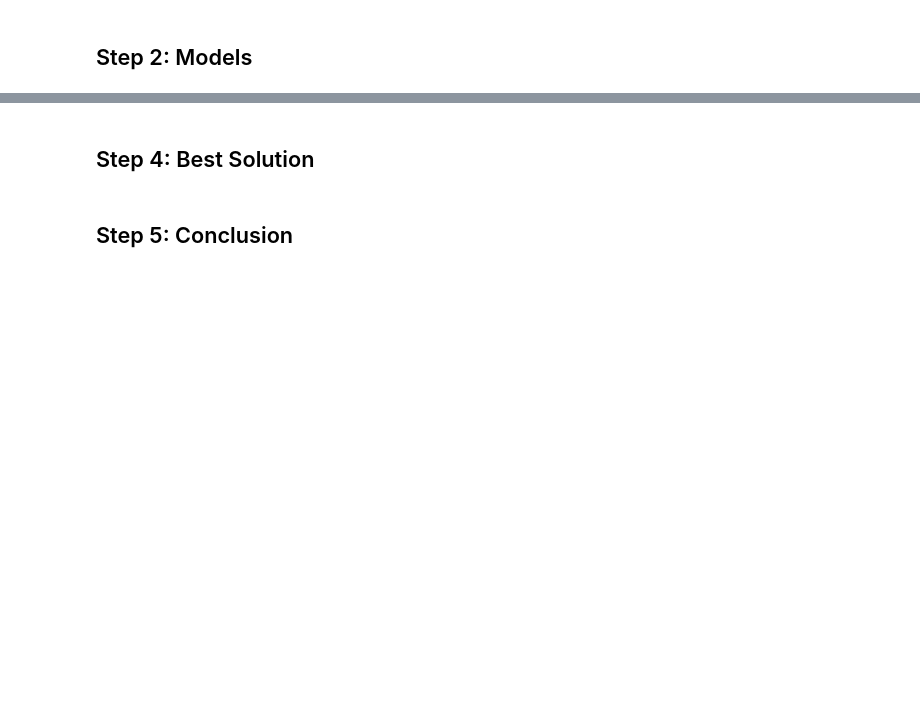
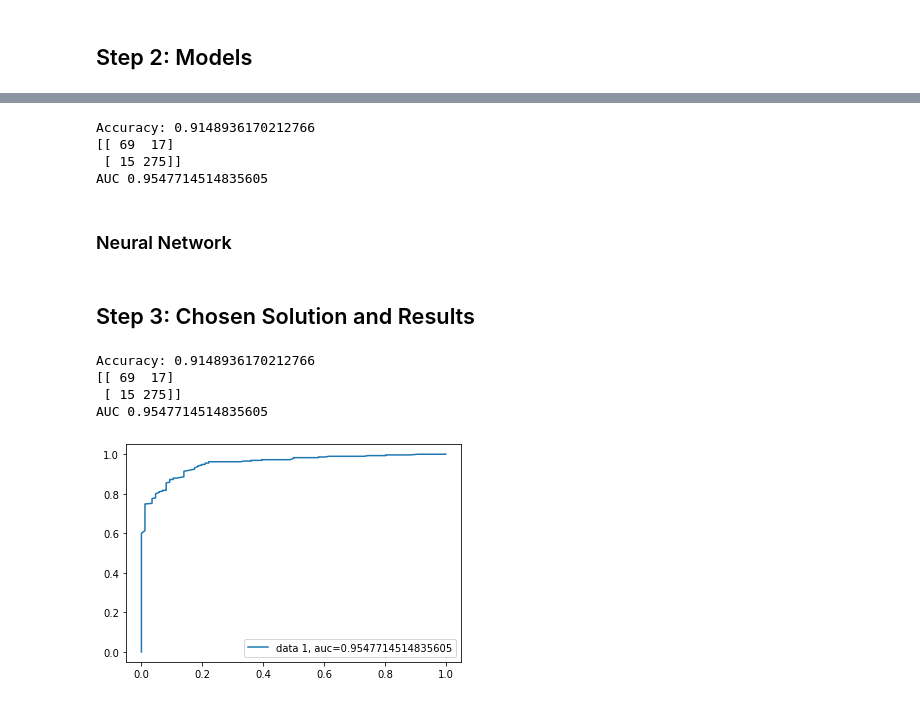
Before and after one commit to samantho/drug-prediction, a Jupyter notebook: Final_Project.ipynb, the cells around one changed output, grey strips where cells are left out. Saved outputs shown, nothing was run; the diff lists cells and outputs as text; code cells hidden in the pictures; blank space fills up the shorter version.

```diff
--- a/Final_Project.ipynb
+++ b/Final_Project.ipynb
@@ -285,4 +319,59 @@ target_label = ['Cannabis']
+# %%
+model = RandomForestClassifier(
+            warm_start=True,
+            max_features="sqrt",
+            criterion='gini',
+            max_depth=None,
+            n_estimators=250,
+            min_samples_split=2,
+            oob_score=True
+        )
+model.fit(X_train, y_train)
+rf_predictions = model.predict(X_test)
+rf_probs = model.predict_proba(X_test)[:, 1]
+print("Accuracy:", model.score(X_test, y_test))
+print(confusion_matrix(y_test, rf_predictions))
+
+roc_value = roc_auc_score(y_test, rf_probs)
+print("AUC", roc_value)
+# %% [output]
+Accuracy: 0.9148936170212766
+[[ 69  17]
+ [ 15 275]]
+AUC 0.9547714514835605
+# %% [markdown]
+### Neural Network
 # %% [markdown]
-## Step 4: Best Solution
+## Step 3: Chosen Solution and Results
-# %% [markdown]
-## Step 5: Conclusion
+# %%
+model = RandomForestClassifier(
+            warm_start=True,
+            max_features="sqrt",
+            criterion='gini',
+            max_depth=None,
+            n_estimators=250,
+            min_samples_split=2,
+            oob_score=True
+        )
+model.fit(X_train, y_train)
+rf_predictions = model.predict(X_test)
+rf_probs = model.predict_proba(X_test)[:, 1]
+print("Accuracy:", model.score(X_test, y_test))
+print(confusion_matrix(y_test, rf_predictions))
+
+roc_value = roc_auc_score(y_test, rf_probs)
+print("AUC", roc_value)
+# %% [output]
+Accuracy: 0.9148936170212766
+[[ 69  17]
+ [ 15 275]]
+AUC 0.9547714514835605
+# %%
+y_pred_proba = model.predict_proba(X_test)[:, 1]
+fpr, tpr, _ = roc_curve(y_test,  y_pred_proba)
+auc = roc_auc_score(y_test, y_pred_proba)
+plt.plot(fpr,tpr,label="data 1, auc="+str(auc))
+plt.legend(loc=4)
+plt.show()
+# %% [output]
+[figure, added]
```
Also changed, not shown: parts of 9 cells of this notebook.
